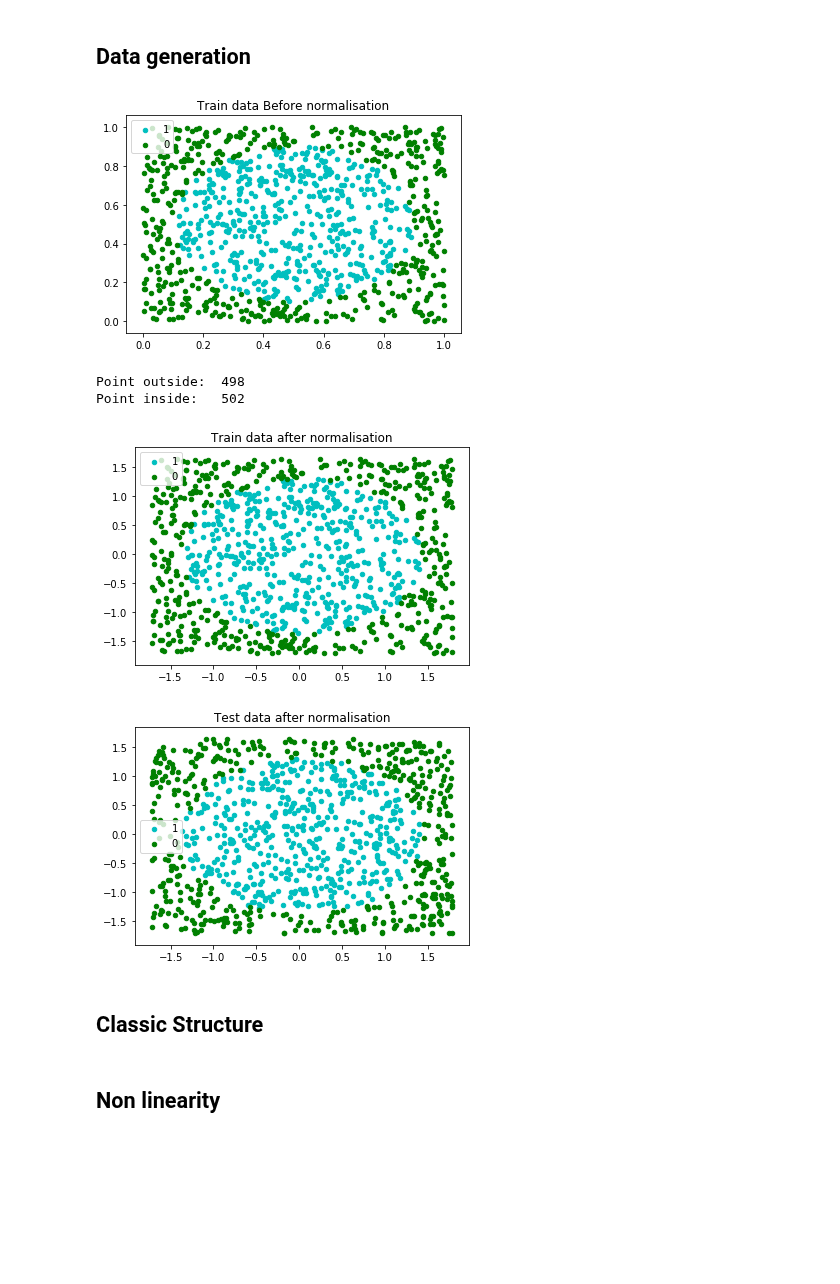
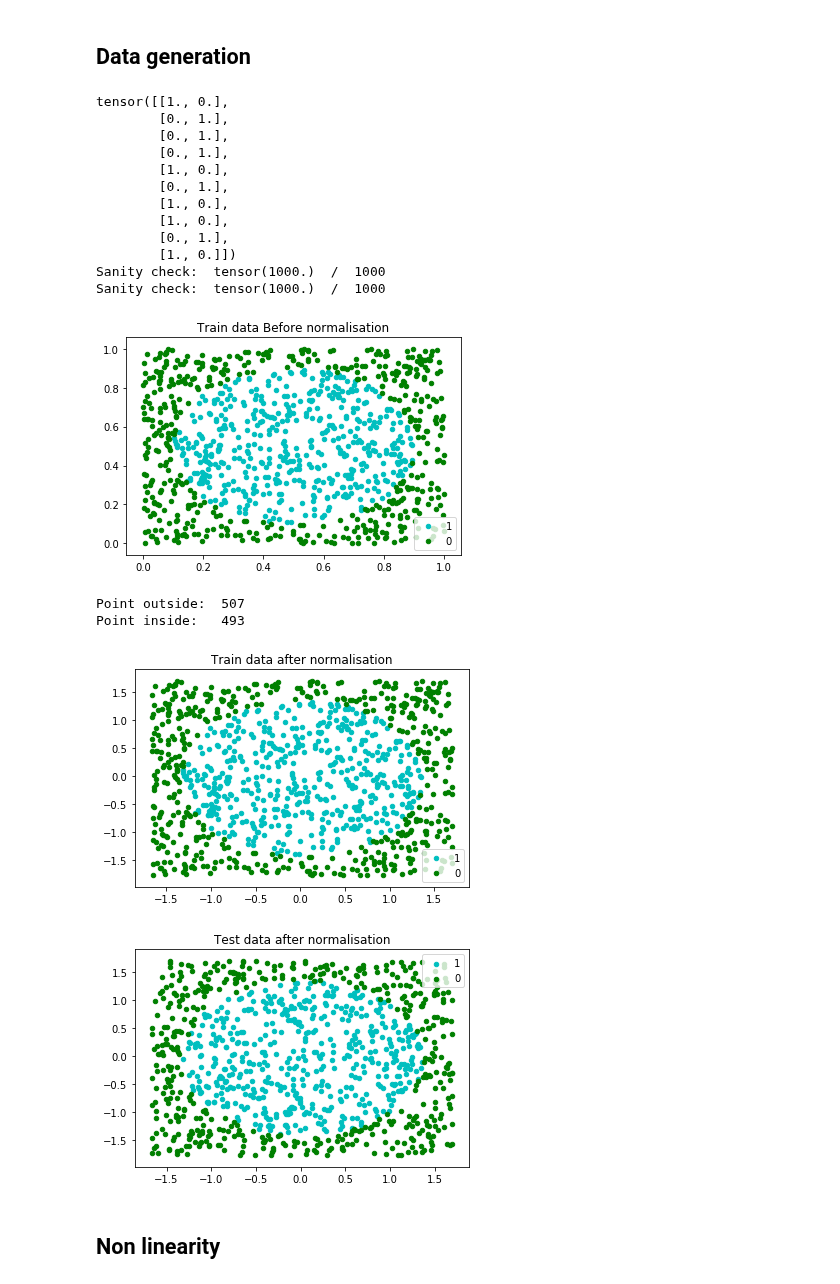
Before and after one commit to natbolon/DL, a Jupyter notebook: Project2/project2.ipynb, the cells around one changed output. Saved outputs shown, nothing was run; the diff lists cells and outputs as text; code cells hidden in the pictures; blank space fills up the shorter version.

```diff
--- a/Project2/project2.ipynb
+++ b/Project2/project2.ipynb
@@ -18,48 +18,64 @@ torch.set_grad_enabled(False)
 # %%
 def generate_disc_set(nb):
     X = empty(nb,2).uniform_(0,1)
-    Y = ( (X - 0.5).norm(dim=1)  <=  math.sqrt(1/(2*math.pi)) ).type(torch.LongTensor)
+    Y = empty(X.size())
+    Y[:,0] = ( (X - 0.5).norm(dim=1)  >  math.sqrt(1/(2*math.pi)) ).type(torch.LongTensor)
+    Y[:,1] = ( (X - 0.5).norm(dim=1)  <=  math.sqrt(1/(2*math.pi)) ).type(torch.LongTensor)
     return(X, Y)
-
 
 train_input, train_target = generate_disc_set(1000)
 test_input, test_target = generate_disc_set(1000)
 
+print(train_target[0:10,:])
+print("Sanity check: ", train_target.sum(), " / ", train_target.size(0))
+print("Sanity check: ", test_target.sum(), " / ", test_target.size(0))
 
-
-plt.scatter(train_input[(train_target==1),0] ,train_input[(train_target==1),1], color = "c", s=20)
-plt.scatter(train_input[(train_target==0),0] ,train_input[(train_target==0),1], color = "g", s=20)
+plt.scatter(train_input[(train_target[:,1]==1),0] ,train_input[(train_target[:,1]==1),1], color = "c", s=20)
+plt.scatter(train_input[(train_target[:,1]==0),0] ,train_input[(train_target[:,1]==0),1], color = "g", s=20)
 plt.title("Train data Before normalisation")
 plt.legend(["1", "0"] )
 plt.show()
 
-print("Point outside: ", train_input[(train_target==0),0].size(0))
-print("Point inside:  ", train_input[(train_target==1),0].size(0))
+print("Point outside: ", train_input[(train_target[:,1]==0),0].size(0))
+print("Point inside:  ", train_input[(train_target[:,1]==1),0].size(0))
 
 
 mu, std = train_input.mean(0), train_input.std(0)
 train_input.sub_(mu).div_(std)
 test_input.sub_(mu).div_(std)
 
-plt.scatter(train_input[(train_target==1),0] ,train_input[(train_target==1),1], color = "c", s=20)
-plt.scatter(train_input[(train_target==0),0] ,train_input[(train_target==0),1], color = "g", s=20)
+plt.scatter(train_input[(train_target[:,1]==1),0] ,train_input[(train_target[:,1]==1),1], color = "c", s=20)
+plt.scatter(train_input[(train_target[:,1]==0),0] ,train_input[(train_target[:,1]==0),1], color = "g", s=20)
 plt.title("Train data after normalisation")
 plt.legend(["1", "0"] )
 plt.show()
 
-plt.scatter(test_input[(test_target==1),0] ,test_input[(test_target==1),1], color = "c", s=20)
-plt.scatter(test_input[(test_target==0),0] ,test_input[(test_target==0),1], color = "g", s=20)
+plt.scatter(test_input[(test_target[:,1]==1),0] ,test_input[(test_target[:,1]==1),1], color = "c", s=20)
+plt.scatter(test_input[(test_target[:,1]==0),0] ,test_input[(test_target[:,1]==0),1], color = "g", s=20)
 plt.title("Test data after normalisation")
 plt.legend(["1", "0"] )
 plt.show()
+
+
+## Classic Structure
 # %% [output]
+tensor([[1., 0.],
+        [0., 1.],
+        [0., 1.],
+        [0., 1.],
+        [1., 0.],
+        [0., 1.],
+        [1., 0.],
+        [1., 0.],
+        [0., 1.],
+        [1., 0.]])
+Sanity check:  tensor(1000.)  /  1000
+Sanity check:  tensor(1000.)  /  1000
-[figure, old version]
+[figure, new version]
-Point outside:  498
-Point inside:   502
+Point outside:  507
+Point inside:   493
-[figure, old version]
+[figure, new version]
-[figure, old version]
+[figure, new version]
-# %% [markdown]
-## Classic Structure
 # %%
 class Module( object ):
     def forward( self , *input ):
```
Also changed, not shown: parts of 14 cells of this notebook.
